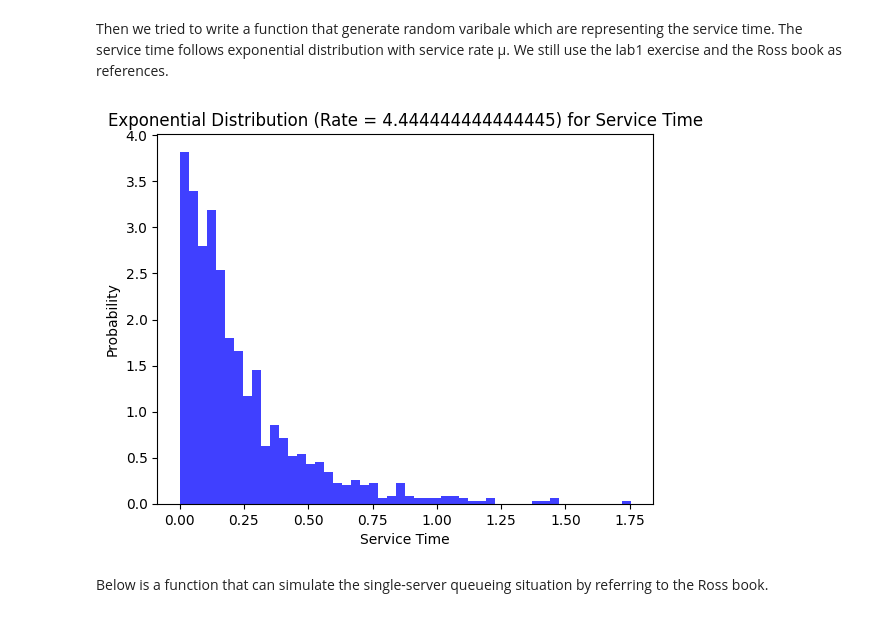
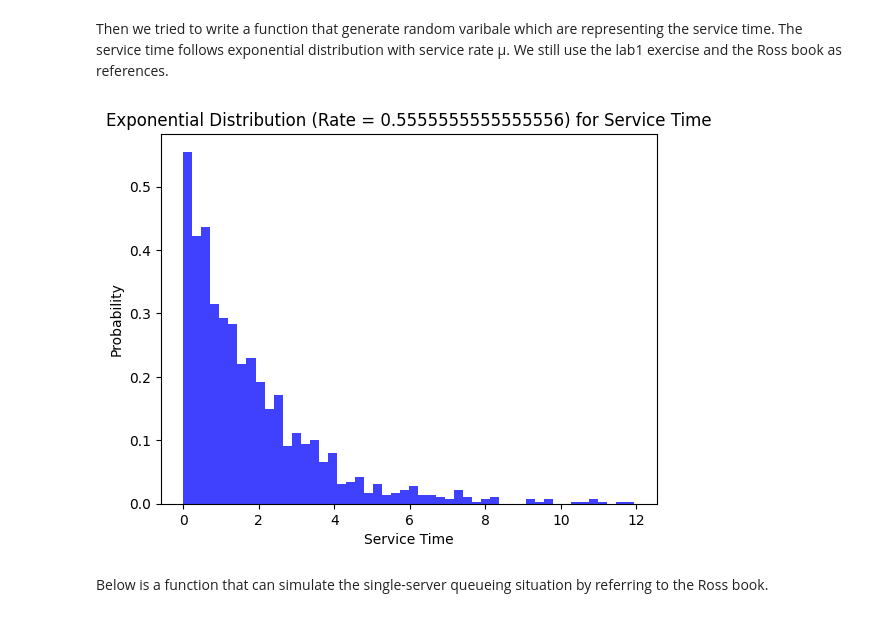
Before and after one commit to Ssactl/AH2174_HT23_Traffic-Simulation-Modelling-and-Applications, a Jupyter notebook: AH2174_2023_project1_section1.ipynb, the cells around one changed output. Drawn from its saved outputs; the diff is of its cells as text; code cells hidden in the pictures.

```diff
--- a/AH2174_2023_project1_section1.ipynb
+++ b/AH2174_2023_project1_section1.ipynb
@@ -54,31 +52,31 @@ Then we tried to write a function that generate random varibale which are repres
 # %%
 def generate_service_time(mu):
     # Generate a random number from a uniform distribution (0, 1)
     u = np.random.rand()
 
     # Generate a service time random variable using the inverse transform method
     service_time = - (1 / mu) * np.log(u)
 
     return service_time
 
 
 # Example Usage:
-mu_parameter = 4/0.9  # Service rate
-random_variable_size = 1000
+mu_parameter = 20/60/0.6  # Service rate
+random_variable_size = 1200
 
 # Plot the histogram of multiple generated service time random variables
-random_variable_size = 1000
+random_variable_size = 1200
 service_times = [generate_service_time(mu_parameter) for _ in range(random_variable_size)]
 
 
 
 plt.hist(service_times, bins=50, density=True, alpha=0.75, color='b')
 plt.title(f'Exponential Distribution (Rate = {mu_parameter}) for Service Time')
 plt.xlabel('Service Time')
 plt.ylabel('Probability')
 plt.show()
 # %% [output]
-[figure, old version]
+[figure, new version]
 # %% [markdown]
 Below is a function that can simulate the single-server queueing situation by referring to the Ross book.
 # %%
```
Also changed, not shown: parts of 9 cells of this notebook.
